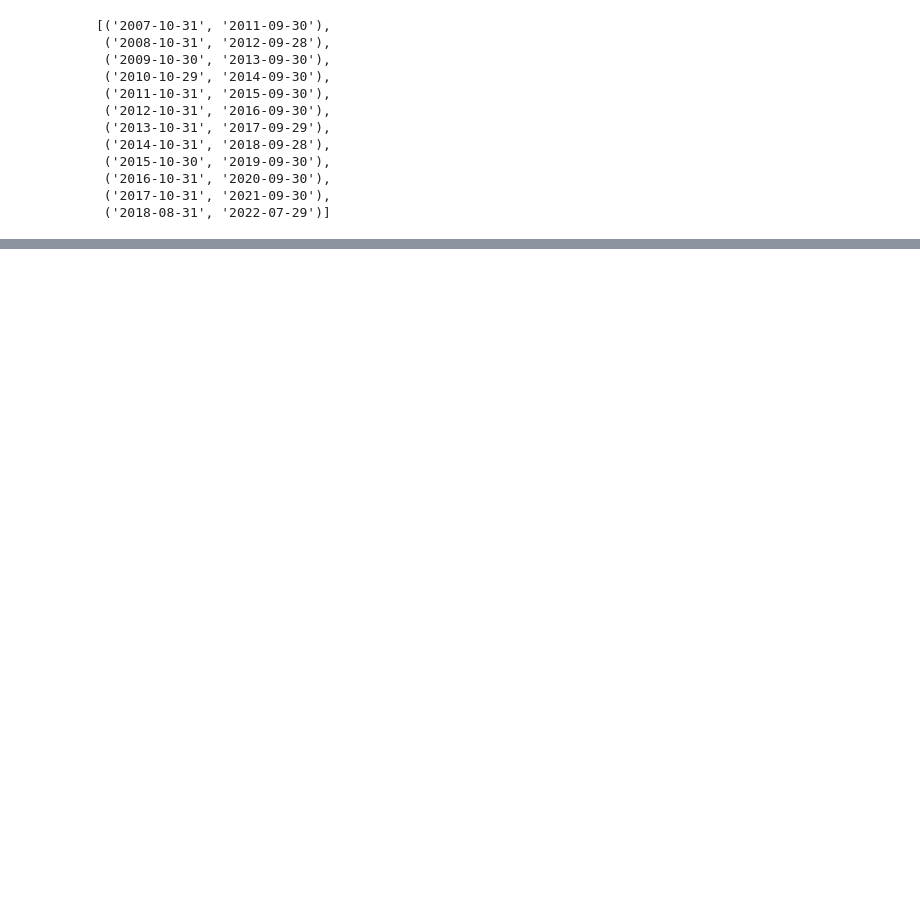
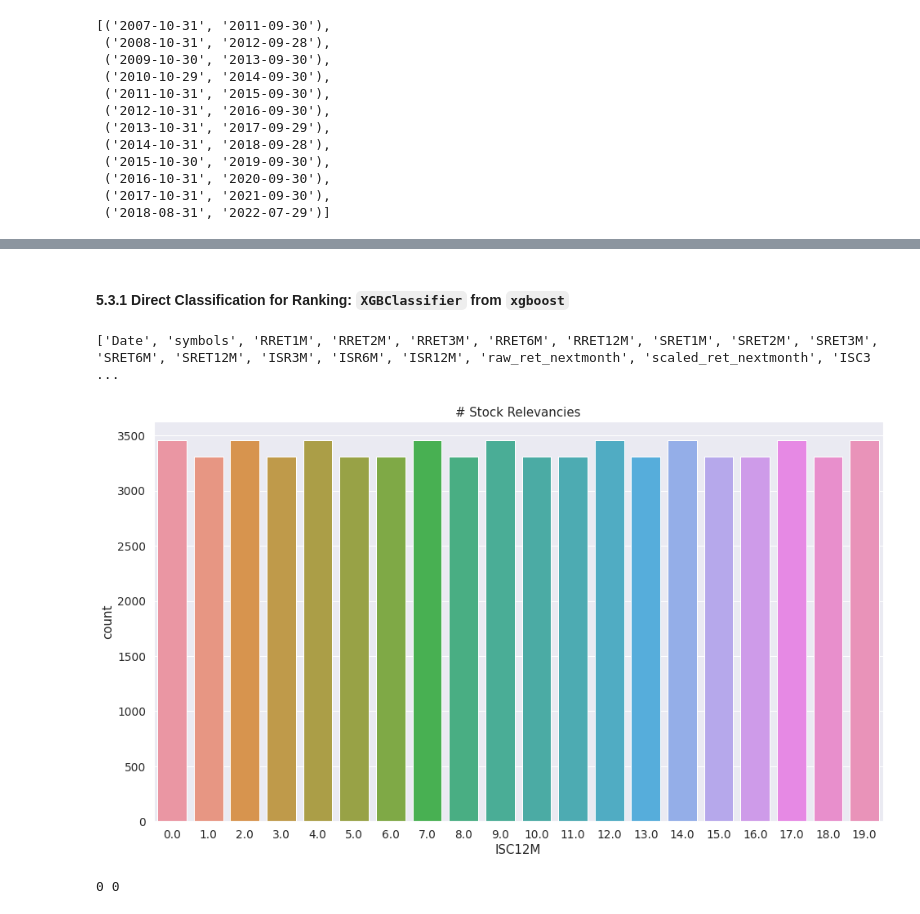
Before and after one commit to falken1983/pystock_recommender, a Jupyter notebook: jupyter_notebooks/supervisedml_implementation_training.ipynb, the cells around one changed output, grey strips where cells are left out. Cells and saved outputs as stored; diff of their text form; code cells hidden in the pictures; blank space fills up the shorter version.

```diff
--- a/jupyter_notebooks/supervisedml_implementation_training.ipynb
+++ b/jupyter_notebooks/supervisedml_implementation_training.ipynb
@@ -1643,0 +2023,2 @@ Xscaled_history_metrics_lr
+# %% [markdown]
+#### 5.3.1 Direct Classification for Ranking: `XGBClassifier` from `xgboost`
@@ -1643,0 +2031,25 @@ Xscaled_history_metrics_lr
+# %%
+return_data = pd.read_csv(
+    "data/config/20220831_last_dataset_monthly.csv"
+)
+
+print(return_data.columns.tolist())
+# %% [output]
+['Date', 'symbols', 'RRET1M', 'RRET2M', 'RRET3M', 'RRET6M', 'RRET12M', 'SRET1M', 'SRET2M', 'SRET3M', 'SRET6M', 'SRET12M', 'ISR3M', 'ISR6M', 'ISR12M', 'raw_ret_nextmonth', 'scaled_ret_nextmonth', 'ISC3 ...
+# %%
+# Based on linear correlations and allowing for certain multicolinearity
+naive_fs = [
+    'RRET3M', 'RRET6M', 'RRET12M', # raw cumulative returns over 3M, 6M, 12M
+    'SRET3M', 'SRET6M', 'SRET12M', # scaled by EW volatility
+    'ISR3M', 'ISR6M', 'ISR12M' # Sharpe Ratios (with Israelsen trick) over 3M, 6M, 12M
+]
+
+target = ['ISC12M']
+
+# CV-based Hyperparameter Tuning (12y/3y slicing)
+X = return_data[return_data["Date"]<"2019-10-31"].loc[:,naive_fs]
+y = return_data[return_data["Date"]<"2019-10-31"].loc[:,target]
+
+# Just for testing purposes
+X_test = return_data[return_data["Date"]>="2019-10-31"].loc[:,naive_fs]
+y_test = return_data[return_data["Date"]>="2019-10-31"].loc[:,target]
@@ -1643,0 +2075,14 @@ Xscaled_history_metrics_lr
+# %%
+# Data Visualizatons and EDA
+import seaborn as sns
+
+sns.set(style="darkgrid", font_scale=1.25)
+plt.subplots(figsize = (16,9))
+sns.countplot('ISC12M',data=y).set_title('# Stock Relevancies');
+# Well Balanced as Expected (It is a simple Binning Of The Spectre of the ISR On-Month Ahead)
+# %% [output]
+[figure, added]
+# %%
+print(X.isnull().sum().sum(), y.isnull().sum().sum())
+# %% [output]
+0 0
```
Also changed, not shown: parts of 145 cells of this notebook, 1 other file.
